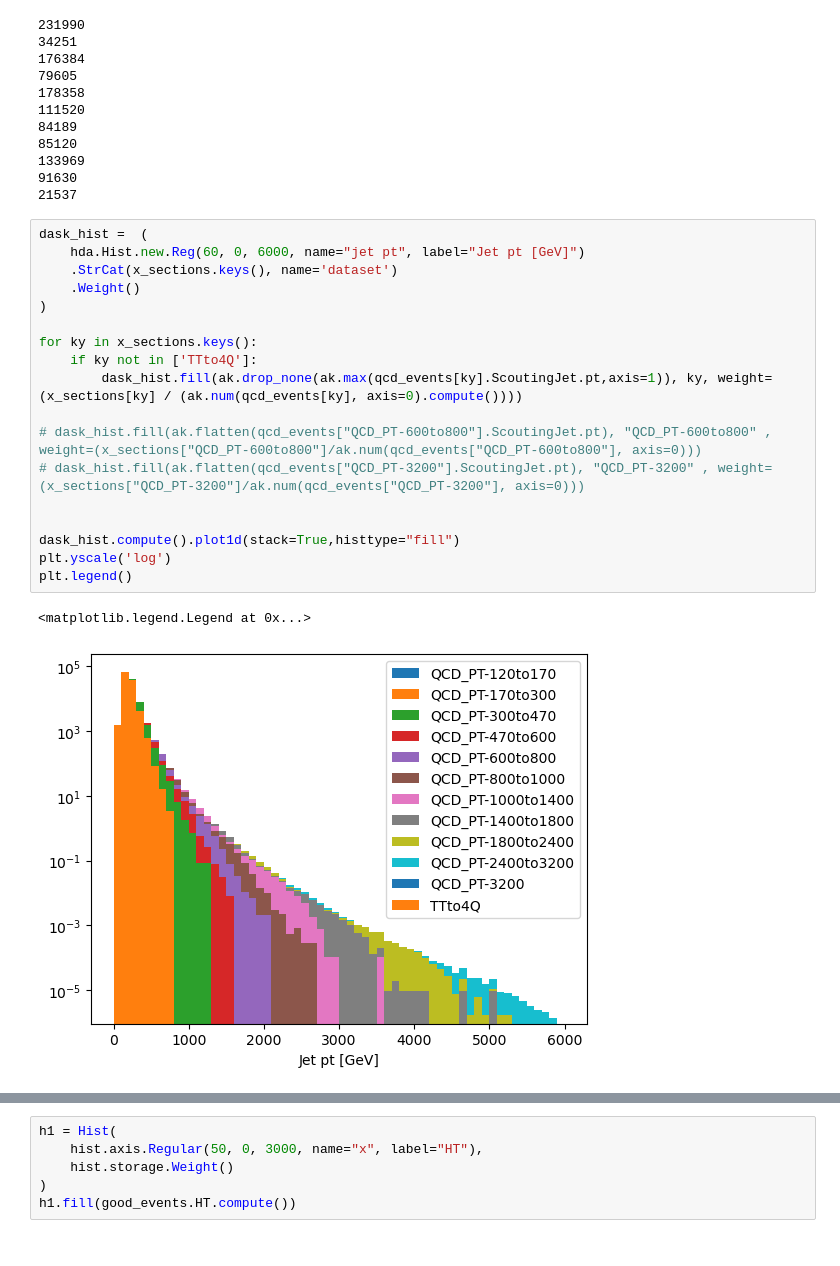
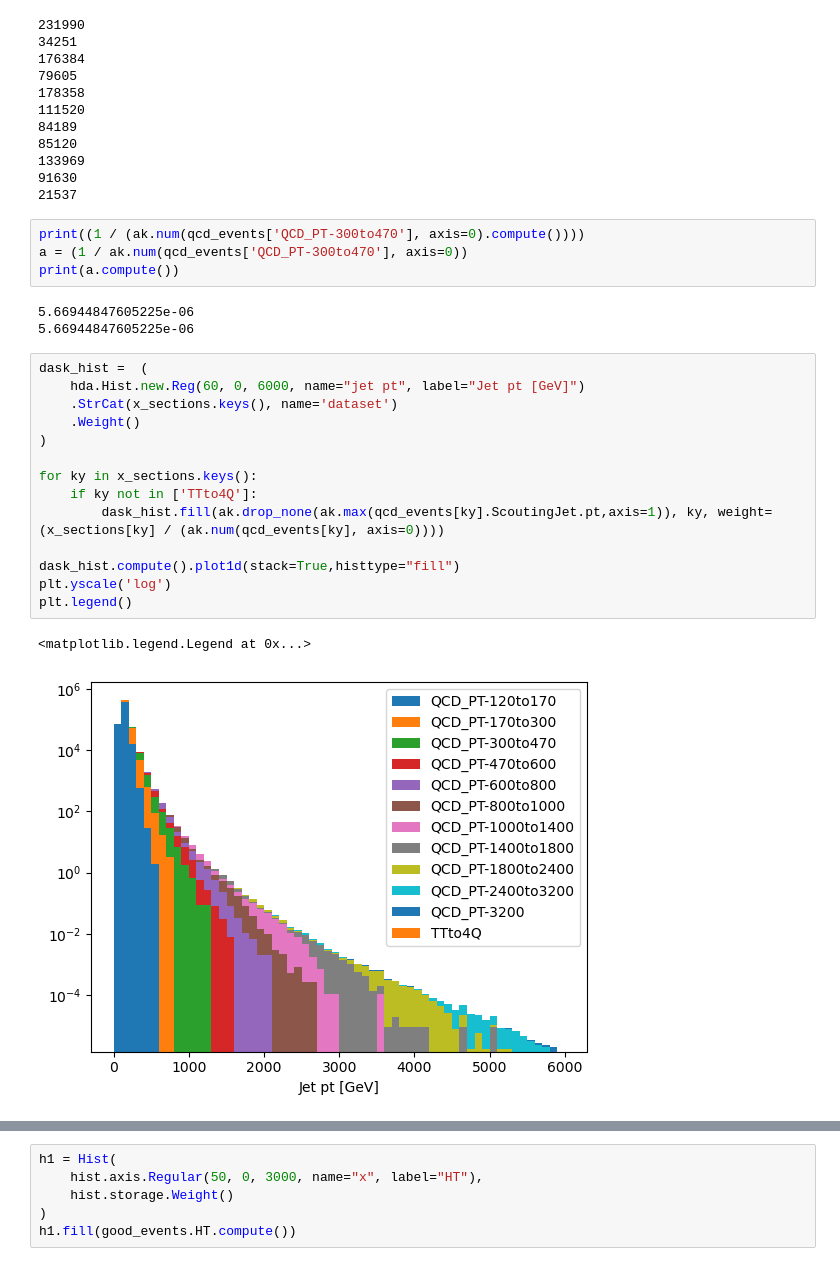
Before and after one commit to akanugan/MultiJets, a Jupyter notebook: run3_ntuplizer.ipynb, the cells around one changed output, grey strips where cells are left out. Saved outputs shown, nothing was run; the diff lists cells and outputs as text.

Commit message:
Messing around with including the qcd in mass plots. something weird is happening in dask. Might recruit more help for this.

```diff
--- a/run3_ntuplizer.ipynb
+++ b/run3_ntuplizer.ipynb
@@ -136,27 +143,30 @@ for kyy in list(x_sections.keys()):
 133969
 91630
 21537
+# %%
+print((1 / (ak.num(qcd_events['QCD_PT-300to470'], axis=0).compute())))
+a = (1 / ak.num(qcd_events['QCD_PT-300to470'], axis=0))
+print(a.compute())
+# %% [output]
+5.66944847605225e-06
+5.66944847605225e-06
 # %%
 dask_hist =  (
     hda.Hist.new.Reg(60, 0, 6000, name="jet pt", label="Jet pt [GeV]")
     .StrCat(x_sections.keys(), name='dataset')
     .Weight()
 )
 
 for ky in x_sections.keys():
     if ky not in ['TTto4Q']:
-        dask_hist.fill(ak.drop_none(ak.max(qcd_events[ky].ScoutingJet.pt,axis=1)), ky, weight=(x_sections[ky] / (ak.num(qcd_events[ky], axis=0).compute())))
-
-# dask_hist.fill(ak.flatten(qcd_events["QCD_PT-600to800"].ScoutingJet.pt), "QCD_PT-600to800" , weight=(x_sections["QCD_PT-600to800"]/ak.num(qcd_events["QCD_PT-600to800"], axis=0)))
-# dask_hist.fill(ak.flatten(qcd_events["QCD_PT-3200"].ScoutingJet.pt), "QCD_PT-3200" , weight=(x_sections["QCD_PT-3200"]/ak.num(qcd_events["QCD_PT-3200"], axis=0)))
-
+        dask_hist.fill(ak.drop_none(ak.max(qcd_events[ky].ScoutingJet.pt,axis=1)), ky, weight=(x_sections[ky] / (ak.num(qcd_events[ky], axis=0))))
 
 dask_hist.compute().plot1d(stack=True,histtype="fill")
 plt.yscale('log')
 plt.legend()
 # %% [output]
 <matplotlib.legend.Legend at 0x...>
-[figure, old version]
+[figure, new version]
 # %%
 dask_hist =  (
     hda.Hist.new.Reg(50, 20, 2000, name="jet pt", label="Jet pt [GeV]")
```
Also changed, not shown: parts of 12 cells of this notebook, 2 other files.
